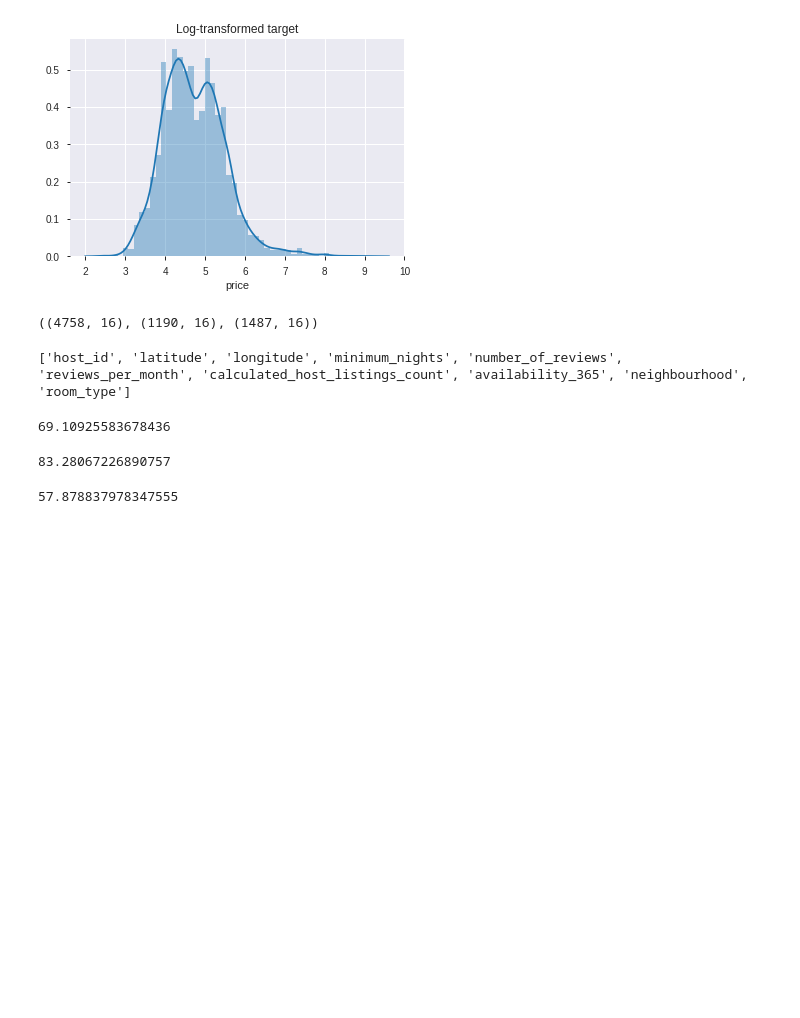
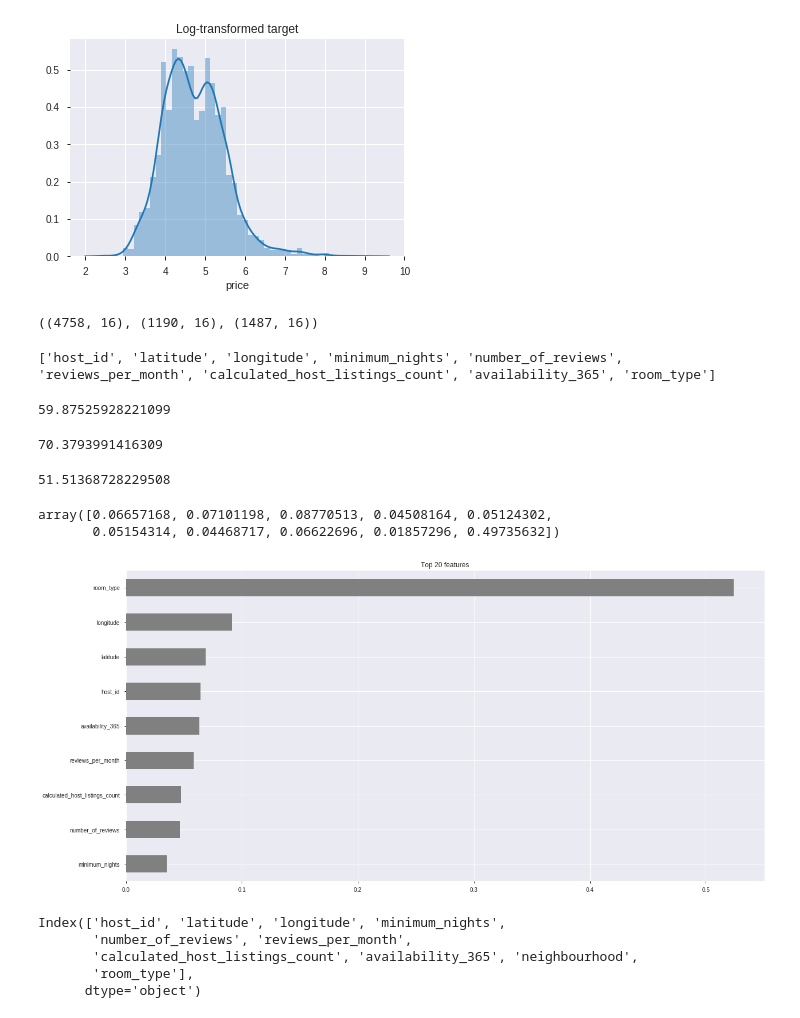
Before and after one commit to nikibhatt/DS-Unit-2-Applied-Modeling, a Jupyter notebook: NB_project2.ipynb, the cells around one changed output. Drawn from its saved outputs; the diff is of its cells as text; code cells hidden in the pictures; blank space fills up the shorter version.

```diff
--- a/NB_project2.ipynb
+++ b/NB_project2.ipynb
@@ -109,7 +109,7 @@ train.shape, val.shape, test.shape
 target = 'price'
 
 # Get a dataframe with all train columns except the target & id
-train_features = train.drop(columns=[target, 'id', 'neighbourhood_group'])
+train_features = train.drop(columns=[target, 'id', 'neighbourhood_group', 'neighbourhood'])
 
 # Get a list of the numeric features
 numeric_features = train_features.select_dtypes(include='number').columns.tolist()
@@ -124,7 +124,7 @@ categorical_features = cardinality[cardinality <= 50].index.tolist()
 features = numeric_features + categorical_features
 print(features)
 # %% [output]
-['host_id', 'latitude', 'longitude', 'minimum_nights', 'number_of_reviews', 'reviews_per_month', 'calculated_host_listings_count', 'availability_365', 'neighbourhood', 'room_type']
+['host_id', 'latitude', 'longitude', 'minimum_nights', 'number_of_reviews', 'reviews_per_month', 'calculated_host_listings_count', 'availability_365', 'room_type']
 # %%
 X_train = train[features]
 y_train = train[target]
@@ -161,7 +161,7 @@ pipeline = make_pipeline(
 from sklearn.ensemble import RandomForestRegressor
 
 pipeline = make_pipeline(
-    ce.OneHotEncoder(use_cat_names=True),
+    ce.OrdinalEncoder(),
     SimpleImputer(strategy='mean'),
     RandomForestRegressor(n_estimators = 500, random_state = 42)
 )
@@ -179,7 +179,7 @@ y_pred_log = pipeline.predict(X_val)
 y_pred = np.expm1(y_pred_log)
 print(mean_absolute_error(y_val, y_pred))
 # %% [output]
-69.10925583678436
+59.87525928221099
 # %%
 # using DecisionTreeRegressor is worse
 
@@ -192,7 +192,7 @@ y_pred_log = pipeline.predict(X_val)
 y_pred = np.expm1(y_pred_log)
 print(mean_absolute_error(y_val, y_pred))
 # %% [output]
-83.28067226890757
+70.3793991416309
 # %%
 # using RandomForestRegressor is best
 
@@ -205,4 +205,32 @@ y_pred_log = pipeline.predict(X_val)
 y_pred = np.expm1(y_pred_log)
 print(mean_absolute_error(y_val, y_pred))
 # %% [output]
-57.878837978347555
+51.51368728229508
+# %%
+rf.feature_importances_
+# %% [output]
+array([0.06657168, 0.07101198, 0.08770513, 0.04508164, 0.05124302,
+       0.05154314, 0.04468717, 0.06622696, 0.01857296, 0.49735632])
+# %%
+# Get feature importances
+rf = pipeline.named_steps['randomforestregressor']
+importances = pd.Series(rf.feature_importances_, X_train.columns)
+
+# Plot feature importances
+%matplotlib inline
+import matplotlib.pyplot as plt
+
+n = 20
+plt.figure(figsize=(20,n/2))
+plt.title(f'Top {n} features')
+importances.sort_values()[-n:].plot.barh(color='grey');
+# %% [output]
+[figure, added]
+# %%
+X_train.columns
+# %% [output]
+Index(['host_id', 'latitude', 'longitude', 'minimum_nights',
+       'number_of_reviews', 'reviews_per_month',
+       'calculated_host_listings_count', 'availability_365', 'neighbourhood',
+       'room_type'],
+      dtype='object')
```
Also changed, not shown: parts of 3 cells of this notebook.
